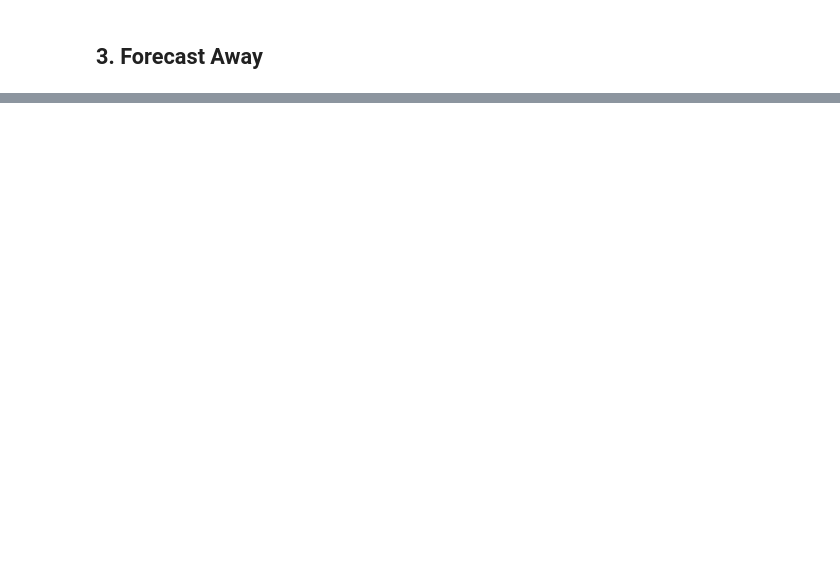
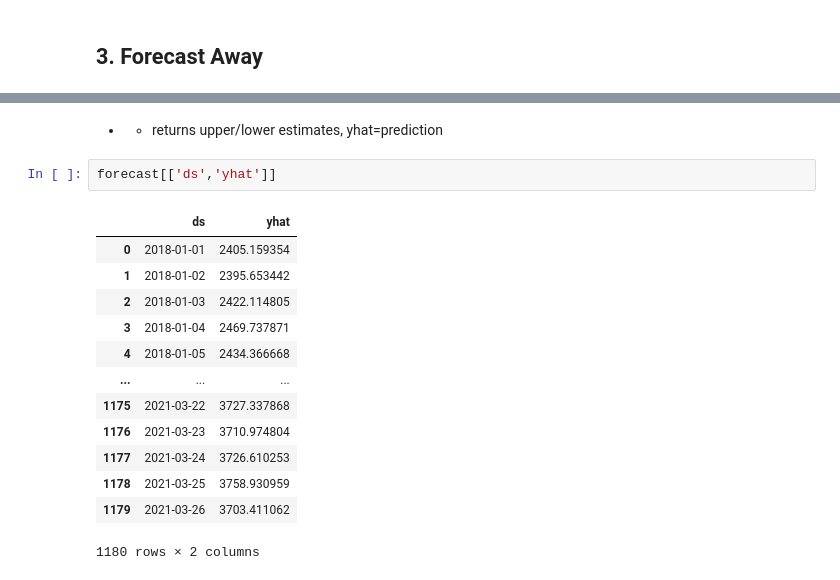
Before and after one commit to ortizfram/TimeSeriesForecastingProphet, a Jupyter notebook: Facebook Prophet.ipynb, the cells around one changed output, grey strips where cells are left out. Cells and saved outputs as stored; diff of their text form; blank space fills up the shorter version.

```diff
--- a/Facebook Prophet.ipynb
+++ b/Facebook Prophet.ipynb
@@ -113,0 +126,18 @@ model = m.fit(df)
+# %% [markdown]
+- - returns upper/lower estimates, yhat=prediction
+# %%
+forecast[['ds','yhat']]
+# %% [output]
+|  | ds | yhat |
+| 0 | 2018-01-01 | 2405.159354 |
+| 1 | 2018-01-02 | 2395.653442 |
+| 2 | 2018-01-03 | 2422.114805 |
+| 3 | 2018-01-04 | 2469.737871 |
+| 4 | 2018-01-05 | 2434.366668 |
+| ... | ... | ... |
+| 1175 | 2021-03-22 | 3727.337868 |
+| 1176 | 2021-03-23 | 3710.974804 |
+| 1177 | 2021-03-24 | 3726.610253 |
+| 1178 | 2021-03-25 | 3758.930959 |
+| 1179 | 2021-03-26 | 3703.411062 |
+1180 rows × 2 columns
```
Also changed, not shown: parts of 5 cells of this notebook.
